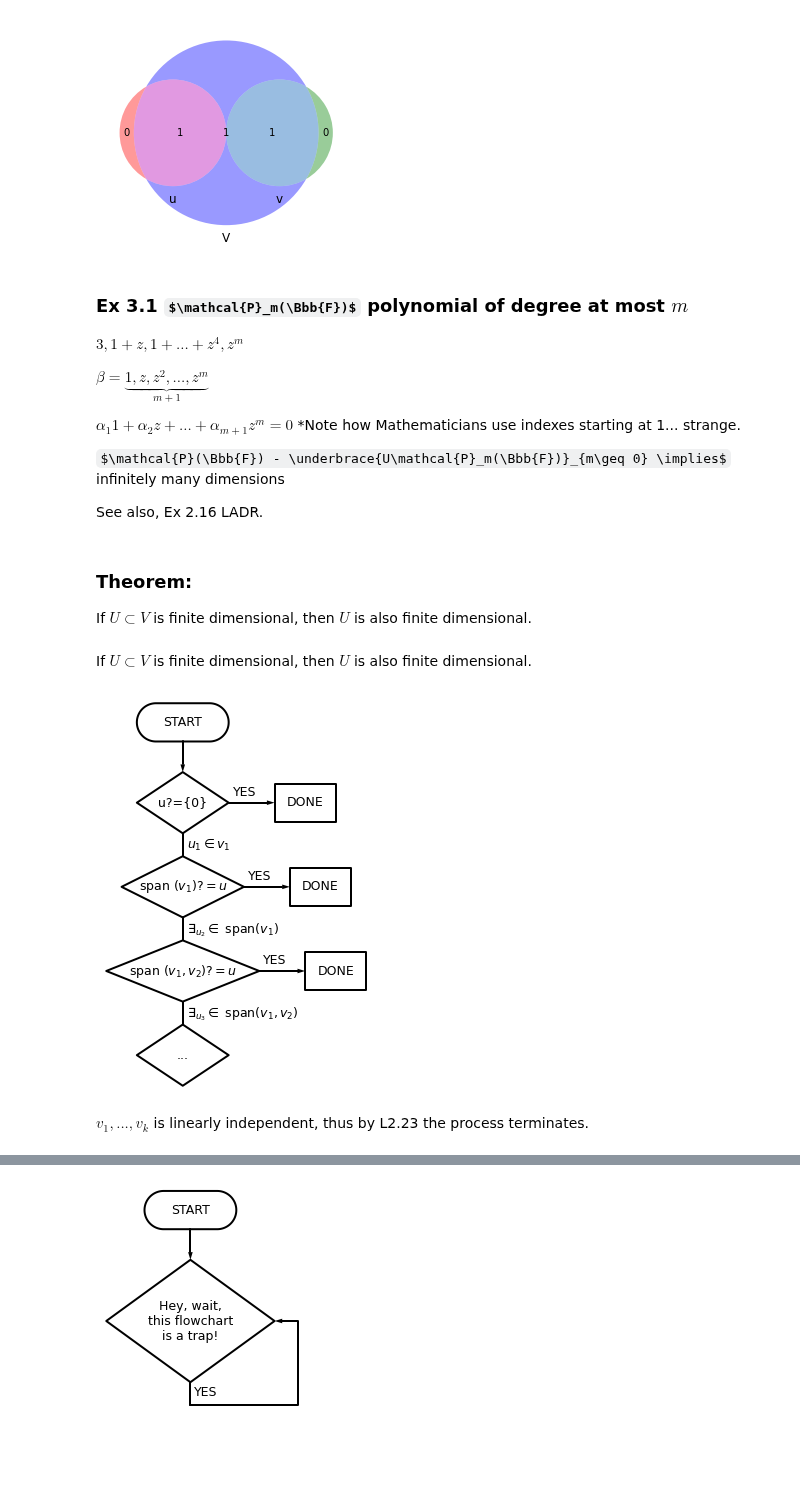
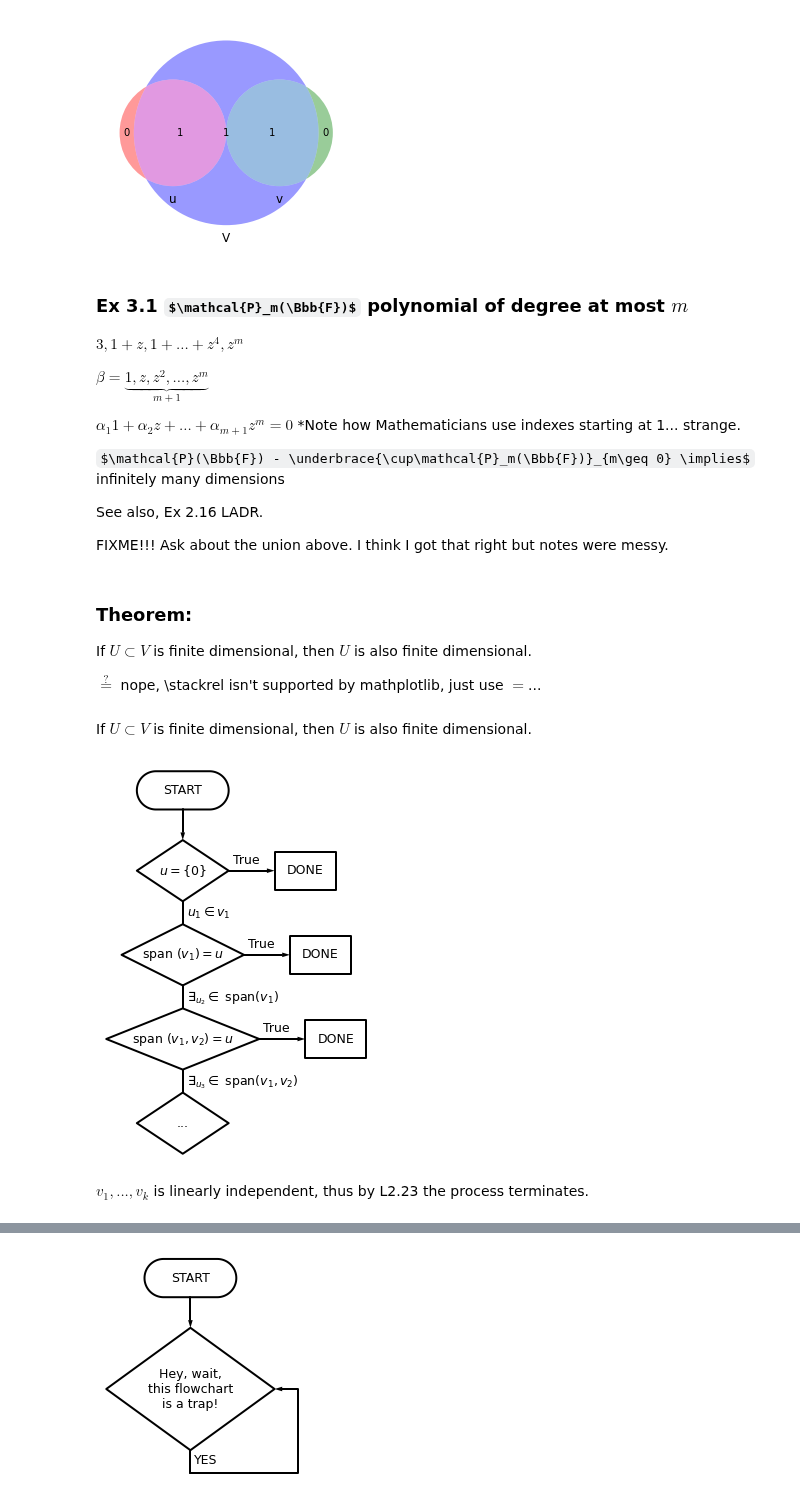
Before and after one commit to fractalclockwork/Math725, a Jupyter notebook: Exercises/Math725_ex_week3.ipynb, the cells around one changed output, grey strips where cells are left out. Cells and saved outputs as stored; diff of their text form; code cells hidden in the pictures; some formulas as TeX source; blank space fills up the shorter version.

Commit message:
completed week3 notes

```diff
--- a/Exercises/Math725_ex_week3.ipynb
+++ b/Exercises/Math725_ex_week3.ipynb
@@ -45,42 +130,46 @@ $\beta= \underbrace{1, z, z^2,...,z^m}_{m+1}$
 
 $\alpha_1 1+\alpha_2 z+...+\alpha_{m+1}z^m=0$  *Note how Mathematicians use indexes starting at 1... strange.
 
-$\mathcal{P}(\Bbb{F}) - \underbrace{U\mathcal{P}_m(\Bbb{F})}_{m\geq 0} \implies$ infinitely many dimensions
+$\mathcal{P}(\Bbb{F}) - \underbrace{\cup\mathcal{P}_m(\Bbb{F})}_{m\geq 0} \implies$ infinitely many dimensions
 
 See also, Ex 2.16 LADR.
+
+FIXME!!! Ask about the union above.  I think I got that right but notes were messy.
 # %% [markdown]
 ### Theorem:
 
 If $U\subset V$ is finite dimensional, then $U$ is also finite dimensional.
+
+$\stackrel{?}{=}$ nope, \stackrel isn't supported by mathplotlib, just use $=$...
 # %%
 import schemdraw # requires schemdraw==0.14, 0.15 isn't compatible with current matplotlib
 from schemdraw import flow
 
 display(Latex('If $U\subset V$ is finite dimensional, then $U$ is also finite dimensional.'))
 
 with schemdraw.Drawing() as d:
     d += flow.Start().label('START')
     d += flow.Arrow().down(d.unit/3)
 
-    d += (d0 := flow.Decision(w=3, h=2, E='YES',S='$u_1\in v_1$').label('u?={0}'))
+    d += (d0 := flow.Decision(w=3, h=2, E='True',S='$u_1\in v_1$').label('$u=\{0\}$'))
     d += flow.Line().down(d.unit/4)
-    d += (d1 := flow.Decision(w=4, h=2, E='YES', S='$\exists_{u_2}\in$ span$(v_1)$').label('span $(v_1) ?= u$'))
+    d += (d1 := flow.Decision(w=4, h=2, E='True', S='$\exists_{u_2}\in$ span$(v_1)$').label('span $(v_1) = u$'))
     d += flow.Line().down(d.unit/4)
-    d += (d2 := flow.Decision(w=5, h=2, E='YES',S='$\exists_{u_3}\in$ span$(v_1,v_2)$').label('span $(v_1,v_2) ?= u$'))
+    d += (d2 := flow.Decision(w=5, h=2, E='True',S='$\exists_{u_3}\in$ span$(v_1,v_2)$').label('span $(v_1,v_2) = u$'))
     d += flow.Line().down(d.unit/4)
     d += (d3 := flow.Decision(w=3, h=2).label('...'))
 
 
     d += flow.Arrow().right(d.unit/2).at(d0.E)
     d += flow.Box(w=2, h=1.25).anchor('W').label('DONE')
     d += flow.Arrow().right(d.unit/2).at(d1.E)
     d += flow.Box(w=2, h=1.25).anchor('W').label('DONE')
     d += flow.Arrow().right(d.unit/2).at(d2.E)
     d += flow.Box(w=2, h=1.25).anchor('W').label('DONE')
 display(Latex('$v_1,...,v_k$ is linearly independent, thus by L2.23 the process terminates.'))
 
 #FIXME!!! Verify with Mathematician.
 # %% [output]
 If $U\subset V$ is finite dimensional, then $U$ is also finite dimensional.
-[figure, old version]
+[figure, new version]
 $v_1,...,v_k$ is linearly independent, thus by L2.23 the process terminates.
```
Also changed, not shown: parts of 25 cells of this notebook.
